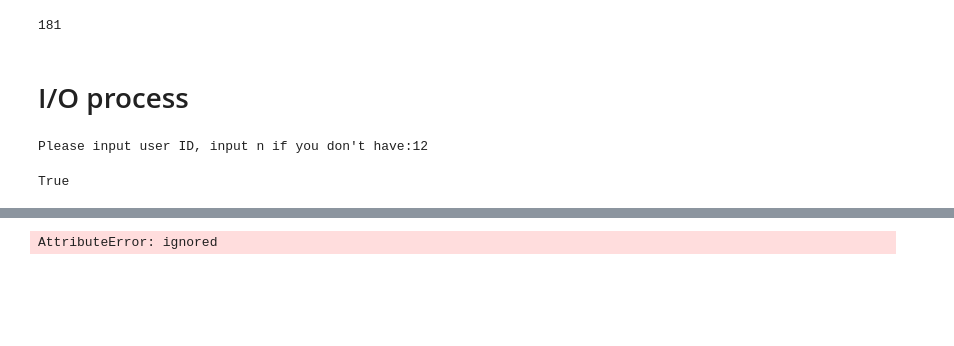
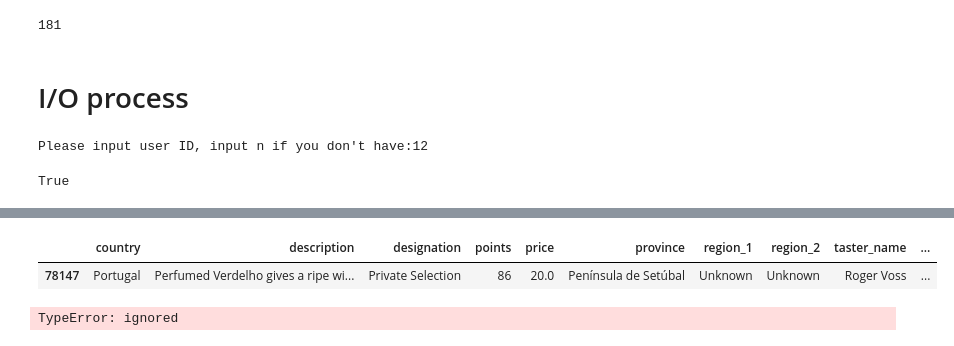
Before and after one commit to YufenLin/personal_sommelier, a Jupyter notebook: Copy_of_personal_sommelier_0130.ipynb, the cells around one changed output, grey strips where cells are left out. Cells and saved outputs as stored; diff of their text form; code cells hidden in the pictures; blank space fills up the shorter version.

```diff
--- a/Copy_of_personal_sommelier_0130.ipynb
+++ b/Copy_of_personal_sommelier_0130.ipynb
@@ -2304,0 +2418,5 @@ wine_user[wine_user['taster_id']==similar_user].sort_values(by=['points'], ascen
+# %%
+wine_user[(wine_user['taster_id']==15) & (wine_user['wine_id']==55068)]
+# %% [output]
+|  | country | description | designation | points | price | province | region_1 | region_2 | taster_name | ... |
+| 78147 | Portugal | Perfumed Verdelho gives a ripe wi... | Private Selection | 86 | 20.0 | Península de Setúbal | Unknown | Unknown | Roger Voss | ... |
@@ -2305,14 +2457,40 @@ wine_user[wine_user['taster_id']==similar_user].sort_values(by=['points'], ascen
+# %%
+from collections import defaultdict
+
+from surprise import SVD
+from surprise import Dataset
+
+def get_top_n(predictions, n=5):
+    '''Return the top-N recommendation for each user from a set of predictions.
+
+    Args:
+        predictions(list of Prediction objects): The list of predictions, as
+            returned by the test method of an algorithm.
+        n(int): The number of recommendation to output for each user. Default
+            is 10.
+
+    Returns:
+    A dict where keys are user (raw) ids and values are lists of tuples:
+        [(raw item id, rating estimation), ...] of size n.
+    '''
+
+    # First map the predictions to each user.
+    top_n = defaultdict(list)
+    for uid, iid, true_r, est, _ in predictions:
+
+        top_n[uid].append((iid, est))
+
+    # Then sort the predictions for each user and retrieve the k highest ones.
+    for uid, user_ratings in top_n.items():
+        user_ratings.sort(key=lambda x: x[1], reverse=True)
+        top_n[uid] = user_ratings[:n]
+
+    return top_n
+# %% [output]
+TypeError: ignored
 # %%
-# load
-reader = Reader(rating_scale=(80, 100))
-wine = Dataset.load_from_df(wine_user[['taster_id', 'wine_id', 'points']], reader)
-algo = SVD()
-algo.fit(wine)
+uid = str(111111)  # raw user id (as in the ratings file). They are **strings**!
+iid = str(44660)  # raw item id (as in the ratings file). They are **strings**!
 
-# uid = str(111111)  # raw user id (as in the ratings file). They are **strings**!
-# iid = str(44660)  # raw item id (as in the ratings file). They are **strings**!
-
-# # get a prediction for specific users and items.
-# algo.predict(uid, iid, r_ui=95, verbose=True)
+# get a prediction for specific users and items.
+algo.predict(uid, iid, r_ui=95, verbose=True)
-# %% [output]
-AttributeError: ignored
```
Also changed, not shown: parts of 18 cells of this notebook.
